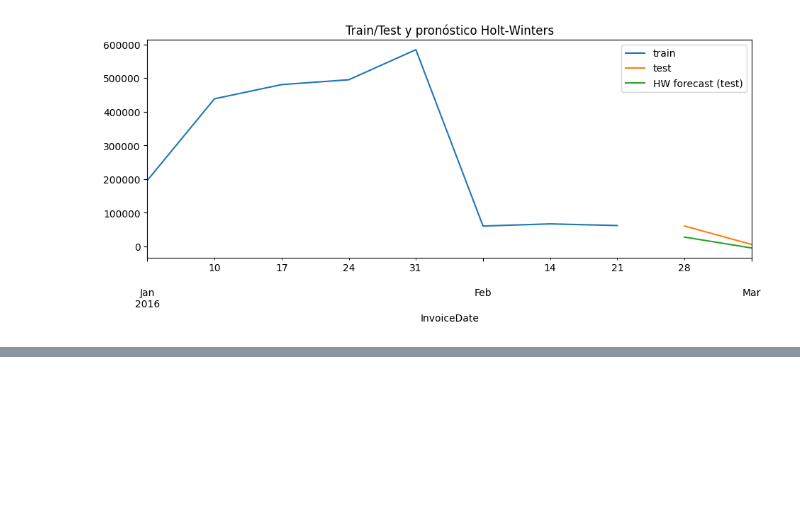
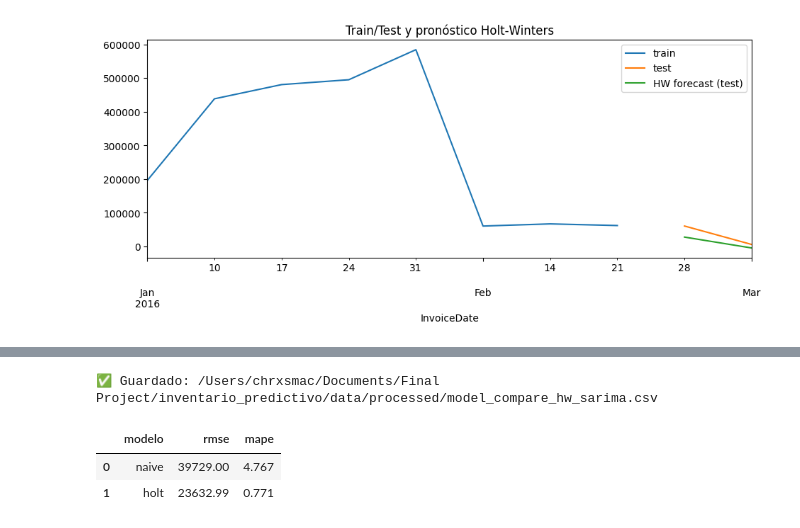
Before and after one commit to sebasarangot96/inventario_predictivo, a Jupyter notebook: notebooks/02_forecast.ipynb, the cells around one changed output, grey strips where cells are left out. Saved outputs shown, nothing was run; the diff lists cells and outputs as text; code cells hidden in the pictures; blank space fills up the shorter version.

```diff
--- a/notebooks/02_forecast.ipynb
+++ b/notebooks/02_forecast.ipynb
@@ -192 +133,6 @@ policy
+# %%
+# Limpieza: sin negativos y redondeo “bonito”
+fc_future = fc_future.clip(lower=0).round(2)
+fc_hw_test = fc_hw_test.clip(lower=0).round(2)
+fc_sa_test = fc_sa_test.clip(lower=0).round(2)
 # %%
@@ -349,0 +400,56 @@ display(policy)
+# %%
+# =======================
+# Comparación de modelos
+# =======================
+
+from sklearn.metrics import mean_squared_error, mean_absolute_percentage_error
+import numpy as np
+import pandas as pd
+
+rows = []
+
+# Naive (baseline): último valor repetido
+if len(test) > 0:
+    yhat_naive = np.repeat(train.iloc[-1], len(test))
+    rmse_naive = np.sqrt(mean_squared_error(test, yhat_naive))
+    mape_naive = mean_absolute_percentage_error(test, yhat_naive)
+    rows.append({
+        "modelo": "naive",
+        "rmse": round(rmse_naive, 2),
+        "mape": round(mape_naive, 3)
+    })
+
+# Holt-Winters
+if len(test) > 0 and 'fc_hw_test' in locals() and len(fc_hw_test):
+    rmse_hw = np.sqrt(mean_squared_error(test, fc_hw_test))
+    mape_hw = mean_absolute_percentage_error(test, fc_hw_test)
+    rows.append({
+        "modelo": "holt",
+        "rmse": round(rmse_hw, 2),
+        "mape": round(mape_hw, 3)
+    })
+
+# SARIMA
+if len(test) > 0 and 'fc_sa_test' in locals() and len(fc_sa_test):
+    rmse_sar = np.sqrt(mean_squared_error(test, fc_sa_test))
+    mape_sar = mean_absolute_percentage_error(test, fc_sa_test)
+    rows.append({
+        "modelo": "sarima",
+        "rmse": round(rmse_sar, 2),
+        "mape": round(mape_sar, 3)
+    })
+
+# Crear DataFrame
+model_compare = pd.DataFrame(rows)
+
+# Guardar CSV
+out_path = PROCESSED_DIR / "model_compare_hw_sarima.csv"
+model_compare.to_csv(out_path, index=False)
+
+print("✅ Guardado:", out_path)
+display(model_compare)
+# %% [output]
+✅ Guardado: /Users/chrxsmac/Documents/Final Project/inventario_predictivo/data/processed/model_compare_hw_sarima.csv
+|  | modelo | rmse | mape |
+| 0 | naive | 39729.00 | 4.767 |
+| 1 | holt | 23632.99 | 0.771 |
```
Also changed, not shown: parts of 18 cells of this notebook, 1 other file.
